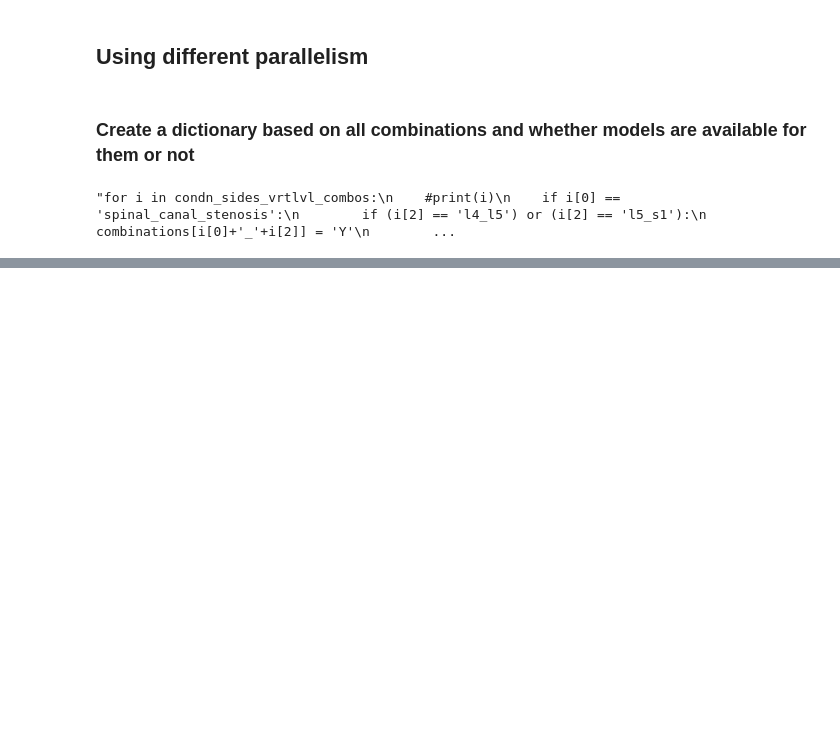
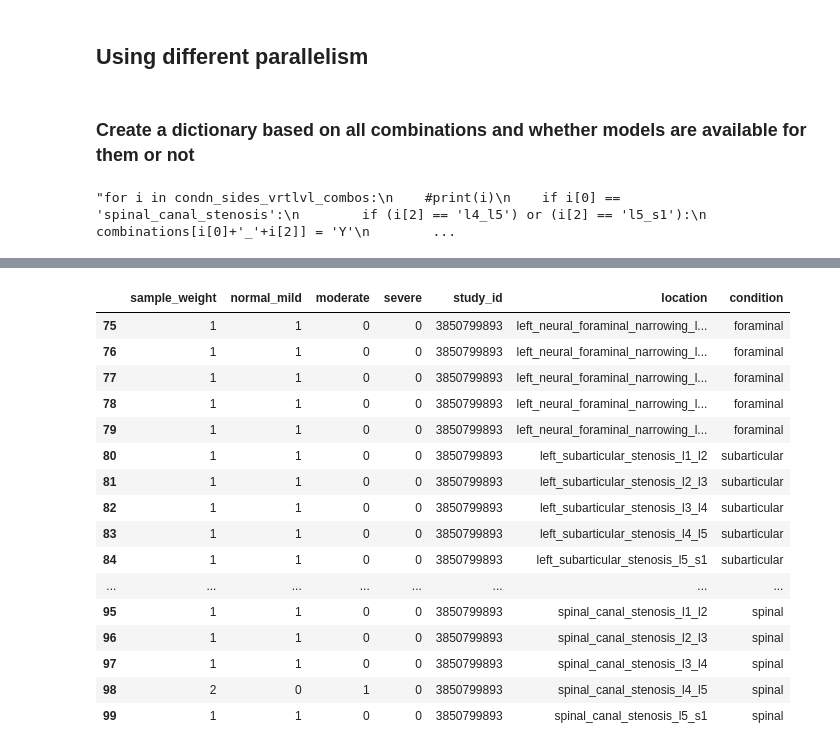
Before and after one commit to sumaniitm/RSNA-2024-Lumbar-Spine-Degenerative-Classification, a Jupyter notebook: suman-submission-v3.ipynb, the cells around one changed output, grey strips where cells are left out. Saved outputs shown, nothing was run; the diff lists cells and outputs as text; code cells hidden in the pictures; blank space fills up the shorter version.

Commit message:
Adding order in the submission data frame

```diff
--- a/suman-submission-v3.ipynb
+++ b/suman-submission-v3.ipynb
@@ -61,7 +61,7 @@ config = {}
 if Test:
     config['root_file_path'] = '/kaggle/input/rsna-2024-lumbar-spine-degenerative-classification/train_images'
     config['start'] = 10
-    config['end'] = 60
+    config['end'] = 15
 
     train_studies_metadata_file_path = '/kaggle/input/rsna-2024-lumbar-spine-degenerative-classification/train.csv'
     train_studies_metadata_df = pl.read_csv(train_studies_metadata_file_path, low_memory=True)
@@ -128,7 +128,9 @@ def create_solution_df(run_config, run_test_dict):
     solutions = solutions.drop(['study_id'])
     print("shape of solutions dataframe : ", solutions.shape)
 
-    return solutions.to_pandas()
+    final_pandas_ordered_solution = solutions.to_pandas().sort_values(by=['row_id']).reset_index(drop=True)
+
+    return final_pandas_ordered_solution
 # %%
 from sklearn.metrics import log_loss
 
@@ -470,0 +576,22 @@ final score during training :  0.8963265673824675
+# %%
+solution_data[solution_data['study_id'].str.contains('3850799893')]
+#.sort_values(by=['location'])
+#solution_data
+# %% [output]
+|  | sample_weight | normal_mild | moderate | severe | study_id | location | condition |
+| 75 | 1 | 1 | 0 | 0 | 3850799893 | left_neural_foraminal_narrowing_l... | foraminal |
+| 76 | 1 | 1 | 0 | 0 | 3850799893 | left_neural_foraminal_narrowing_l... | foraminal |
+| 77 | 1 | 1 | 0 | 0 | 3850799893 | left_neural_foraminal_narrowing_l... | foraminal |
+| 78 | 1 | 1 | 0 | 0 | 3850799893 | left_neural_foraminal_narrowing_l... | foraminal |
+| 79 | 1 | 1 | 0 | 0 | 3850799893 | left_neural_foraminal_narrowing_l... | foraminal |
+| 80 | 1 | 1 | 0 | 0 | 3850799893 | left_subarticular_stenosis_l1_l2 | subarticular |
+| 81 | 1 | 1 | 0 | 0 | 3850799893 | left_subarticular_stenosis_l2_l3 | subarticular |
+| 82 | 1 | 1 | 0 | 0 | 3850799893 | left_subarticular_stenosis_l3_l4 | subarticular |
+| 83 | 1 | 1 | 0 | 0 | 3850799893 | left_subarticular_stenosis_l4_l5 | subarticular |
+| 84 | 1 | 1 | 0 | 0 | 3850799893 | left_subarticular_stenosis_l5_s1 | subarticular |
+| ... | ... | ... | ... | ... | ... | ... | ... |
+| 95 | 1 | 1 | 0 | 0 | 3850799893 | spinal_canal_stenosis_l1_l2 | spinal |
+| 96 | 1 | 1 | 0 | 0 | 3850799893 | spinal_canal_stenosis_l2_l3 | spinal |
+| 97 | 1 | 1 | 0 | 0 | 3850799893 | spinal_canal_stenosis_l3_l4 | spinal |
+| 98 | 2 | 0 | 1 | 0 | 3850799893 | spinal_canal_stenosis_l4_l5 | spinal |
+| 99 | 1 | 1 | 0 | 0 | 3850799893 | spinal_canal_stenosis_l5_s1 | spinal |
```
Also changed, not shown: parts of 19 cells of this notebook.
